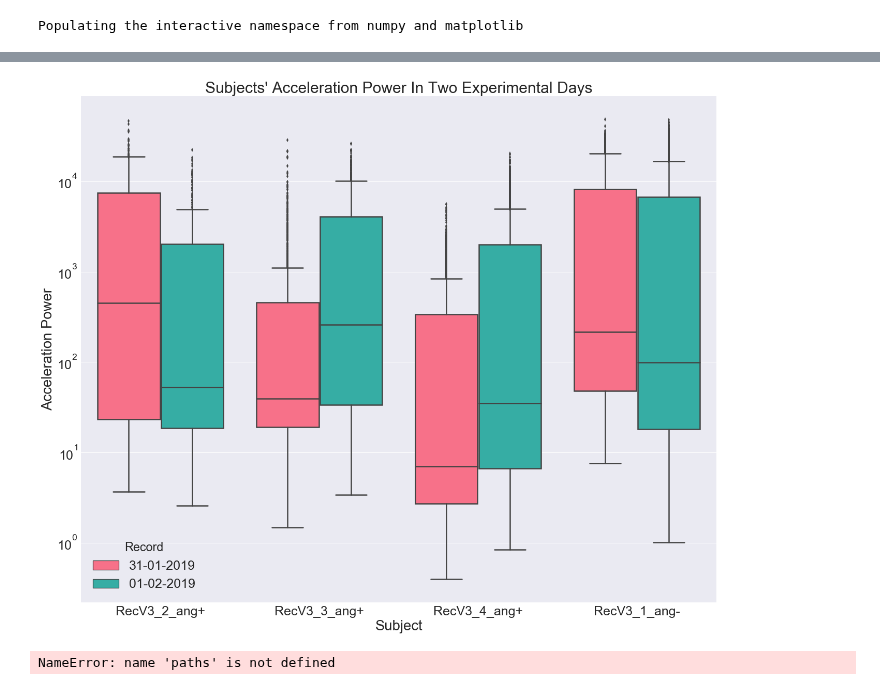
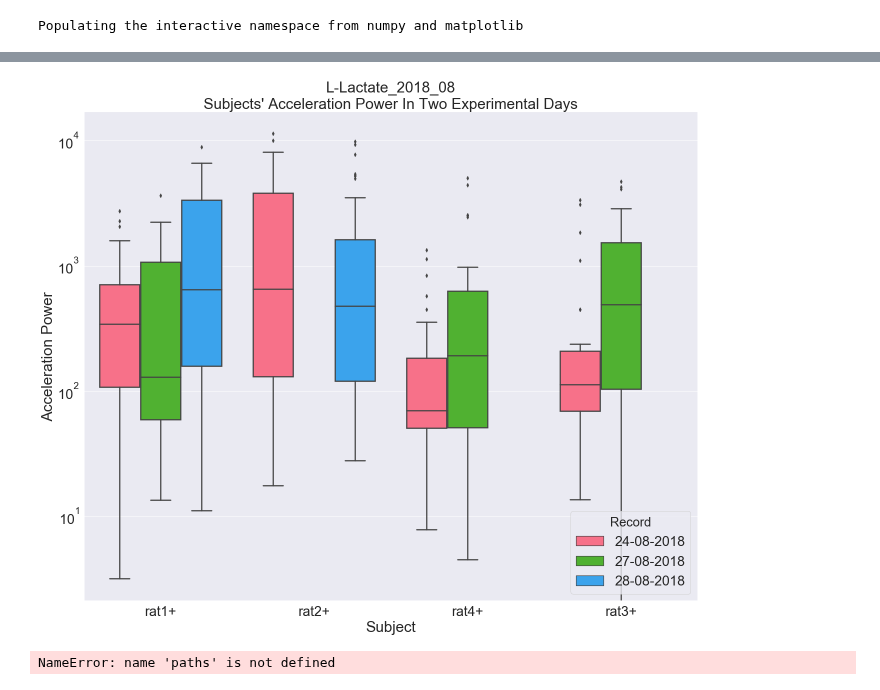
Before and after one commit to BasilMinkov/Jupyter-Notebooks, a Jupyter notebook: neuroscience/Lactate.ipynb, the cells around one changed output, grey strips where cells are left out. Saved outputs shown, nothing was run; the diff lists cells and outputs as text; code cells hidden in the pictures.

Commit message:
used algorithm on various lactate data, fixed the bugs

```diff
--- a/neuroscience/Lactate.ipynb
+++ b/neuroscience/Lactate.ipynb
@@ -26,6 +26,8 @@ from Neuroinformatics.math.regression import *
 # %%
 pylab.rcParams['figure.figsize'] = (22, 18)
 sns.set(font_scale=2.5)
+# %%
+path = "/Volumes/My Passport/data/L-Lactate_2018_08"
 # %%
 paths = {}
 for folder in os.walk(path):
@@ -47,12 +49,14 @@ RecV3_1_ang- 31-01-2019
 # %%
-min_per_epoch = 1
+min_per_epoch = 10
+total_hours = 6
 order = 400 # filter order
 a = 1
 bands = np.array([[1, 4], [4, 8]])
 chans = ["Channel 1", "Channel 2"]
-kinds = ["Power",
-         "Power {}-{}".format(bands[0,0], bands[0,1]),
-         "Power {}-{}".format(bands[1,0], bands[1,1]),
+kinds = [
+    "Power",
+    "Power {}-{}".format(bands[0,0], bands[0,1]),
+    "Power {}-{}".format(bands[1,0], bands[1,1]),
         ]
 
 data = []
@@ -77,11 +81,12 @@ for key, value in paths.items():
         fs = round(raw_data.info['sfreq'])
         df = pd.DataFrame(raw_data.get_data().T, columns=raw_data.info["ch_names"])
 
-#         if name == "/Users/wassilyminkow/Data/Hamster_Data/hamster_lactate/1_D-L/RecV3_1_ang-/01-02-2019_14-21.bdf":
-#             df = df.iloc[:, 100000:200000]
+        # Calculate # of polygraphy epochs and correspotding # of EEG samples for the  EEG file
+#         n_epocs = int(np.floor(df.shape[0]/fs/SEC_PER_MIN/min_per_epoch))
+#         n_samples = int(n_epocs*min_per_epoch*SEC_PER_MIN*fs)
 
-        # Calculate # of polygraphy epochs and correspotding # of EEG samples for the  EEG file
-        n_epocs = int(np.floor(df.shape[0]/fs/SEC_PER_MIN/min_per_epoch))
+        # Calculate # of epochs and correspotding # of EEG samples for the EEG file for 6 hours
+        n_epocs = 36
         n_samples = int(n_epocs*min_per_epoch*SEC_PER_MIN*fs)
 
         # Skip damaged samples at the ending
@@ -92,7 +97,6 @@ for key, value in paths.items():
 
         data_new = {}
 
-#         n = 0
         for chan in chans:
 
             # low-pass filter
@@ -102,13 +106,6 @@ for key, value in paths.items():
             # high-pass filter
             b = firwin(order, bands[1, :] * 2 / fs, width=None, window='hamming', pass_zero=False) # design filter
             df_epocs_hi = filtfilt(b, a, df_epocs[chan].iloc[:])
-
-#             n+=1
-#             subplot(5,1,n)
-#             plot(standardize(df_epocs_hi[1000:15000]), label="{} {}".format(chan, kinds[1]))
-#             n+=1
-#             subplot(5,1,n)
-#             plot(standardize(df_epocs_lo[1000:15000]), label="{} {}".format(chan, kinds[2]))
 
             # band power data
             data_new.update({
@@ -172,2 +172,0 @@ Creating raw.info structure...
-# %%
-data = pd.read_csv("lactate.csv")
@@ -195,7 +202,0 @@ data
-# %%
-sl = 0.1
-
-for subject in data["Subject"].unique():
-    for record in data["Record"].unique():
-        ids = data[(data["Subject"]==subject)&(data["Record"]==record)].index
-        data.iloc[ids, -3] = SimpleExpSmoothing(data.iloc[ids, -3]).fit(smoothing_level=sl, optimized=False).fittedvalues
@@ -244,20 +203,20 @@ data
 # %%
 f, ax = plt.subplots()
 ax.set(yscale="log")
 sns.boxplot(x="Subject",
             y="Acceleration",
             hue="Record",
-            hue_order=['31-01-2019', '01-02-2019'],
+#             hue_order=['31-01-2019', '01-02-2019'],
             palette="husl",
             linewidth=2.5,
             saturation=1,
             data=data,
             ax=ax)
-title("Subjects' Acceleration Power In Two Experimental Days")
+title("L-Lactate_2018_08\nSubjects' Acceleration Power In Two Experimental Days")
 ax.set_ylabel("Acceleration Power")
 show()
 # %% [output]
-[figure, old version]
+[figure, new version]
 # %%
 from scipy.stats import wilcoxon
 from scipy.stats import ranksums
```
Also changed, not shown: parts of 8 cells of this notebook, 5 other files.
